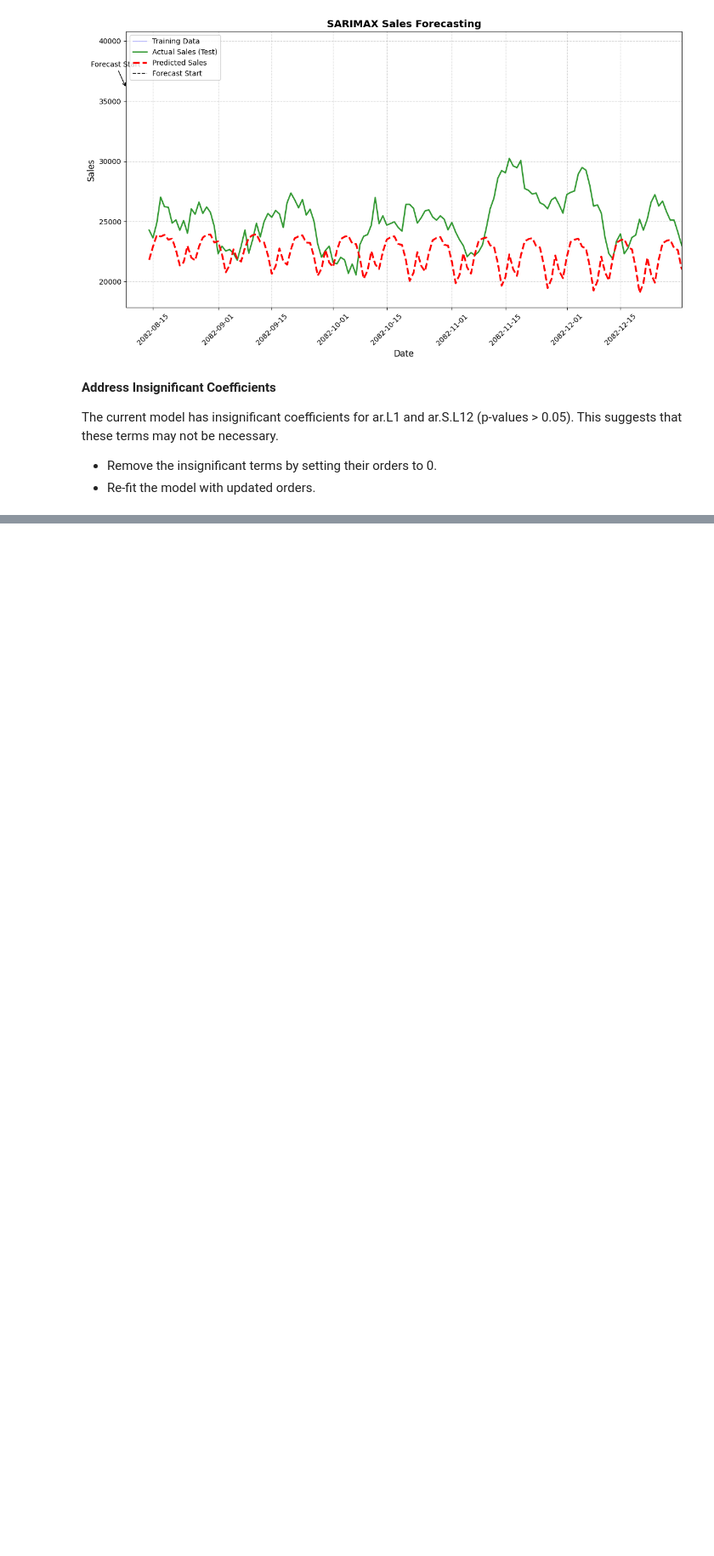
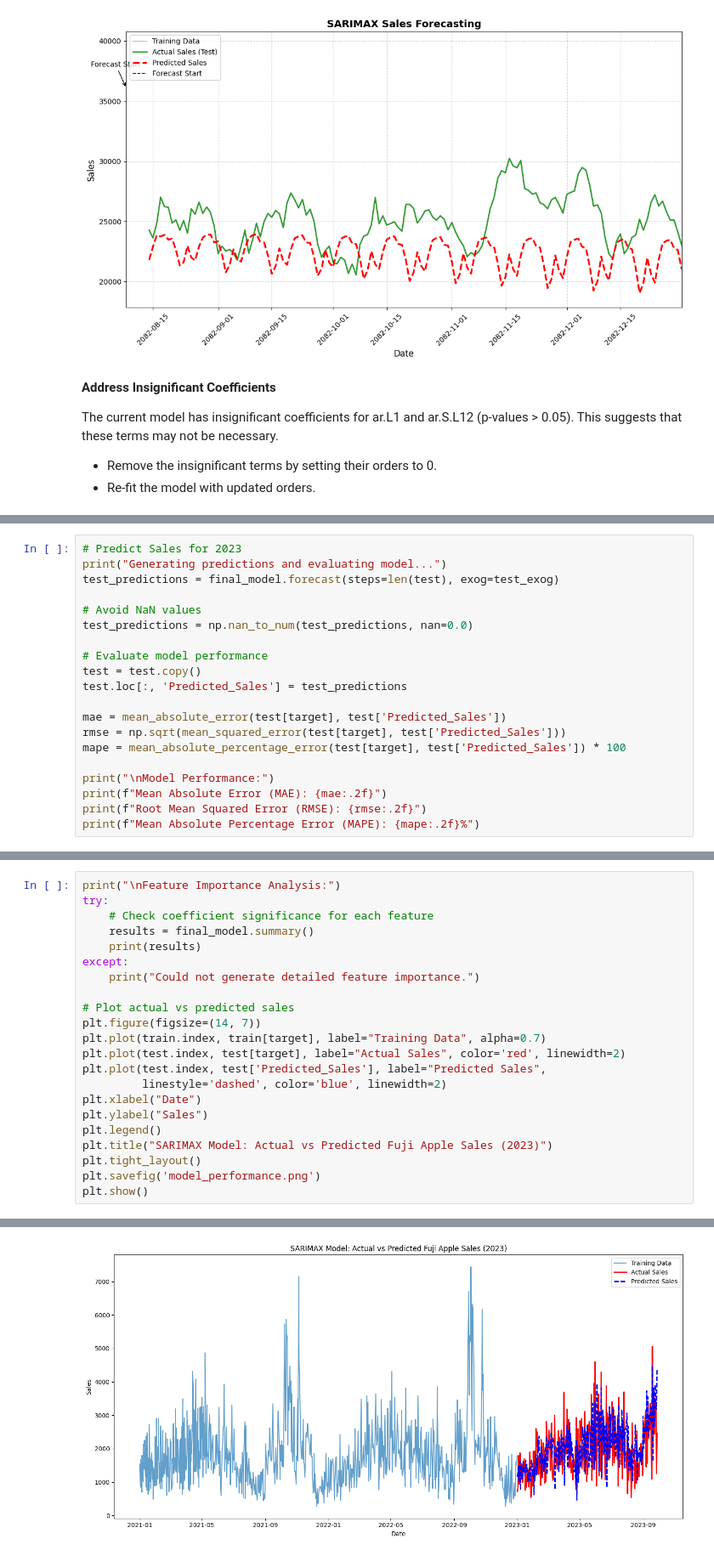
Before and after one commit to prerana30/API_Python, a Jupyter notebook: Sales_Estimate.ipynb, the cells around one changed output, grey strips where cells are left out. Shown at 85% size. Cells and saved outputs as stored; diff of their text form; blank space fills up the shorter version.

```diff
--- a/Sales_Estimate.ipynb
+++ b/Sales_Estimate.ipynb
@@ -400,0 +668,20 @@ The current model has insignificant coefficients for ar.L1 and ar.S.L12 (p-value
+# %%
+# Predict Sales for 2023
+print("Generating predictions and evaluating model...")
+test_predictions = final_model.forecast(steps=len(test), exog=test_exog)
+
+# Avoid NaN values
+test_predictions = np.nan_to_num(test_predictions, nan=0.0)
+
+# Evaluate model performance
+test = test.copy()
+test.loc[:, 'Predicted_Sales'] = test_predictions
+
+mae = mean_absolute_error(test[target], test['Predicted_Sales'])
+rmse = np.sqrt(mean_squared_error(test[target], test['Predicted_Sales']))
+mape = mean_absolute_percentage_error(test[target], test['Predicted_Sales']) * 100
+
+print("\nModel Performance:")
+print(f"Mean Absolute Error (MAE): {mae:.2f}")
+print(f"Root Mean Squared Error (RMSE): {rmse:.2f}")
+print(f"Mean Absolute Percentage Error (MAPE): {mape:.2f}%")
@@ -400,0 +697,23 @@ The current model has insignificant coefficients for ar.L1 and ar.S.L12 (p-value
+# %%
+print("\nFeature Importance Analysis:")
+try:
+    # Check coefficient significance for each feature
+    results = final_model.summary()
+    print(results)
+except:
+    print("Could not generate detailed feature importance.")
+
+# Plot actual vs predicted sales
+plt.figure(figsize=(14, 7))
+plt.plot(train.index, train[target], label="Training Data", alpha=0.7)
+plt.plot(test.index, test[target], label="Actual Sales", color='red', linewidth=2)
+plt.plot(test.index, test['Predicted_Sales'], label="Predicted Sales",
+         linestyle='dashed', color='blue', linewidth=2)
+plt.xlabel("Date")
+plt.ylabel("Sales")
+plt.legend()
+plt.title("SARIMAX Model: Actual vs Predicted Fuji Apple Sales (2023)")
+plt.tight_layout()
+plt.savefig('model_performance.png')
+plt.show()
+# %% [output]
@@ -400,0 +737 @@ The current model has insignificant coefficients for ar.L1 and ar.S.L12 (p-value
+[figure, added]
```
Also changed, not shown: parts of 27 cells of this notebook.
